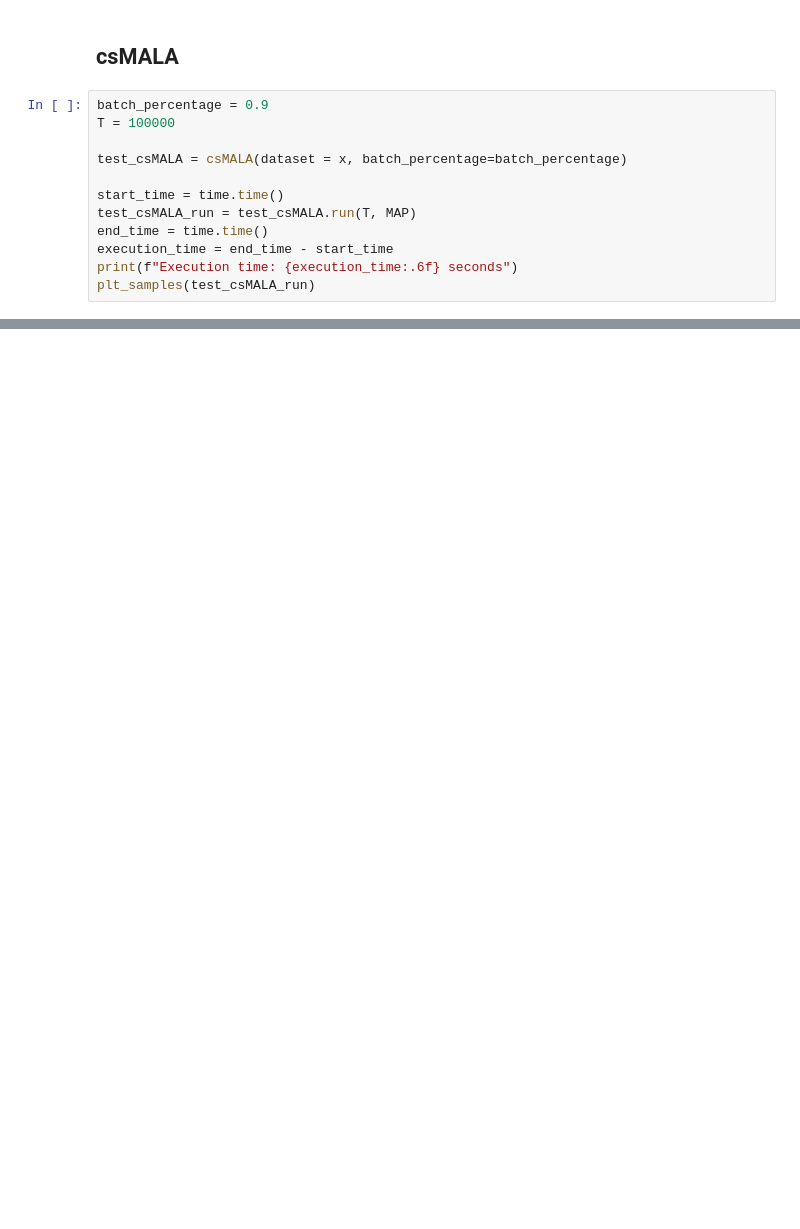
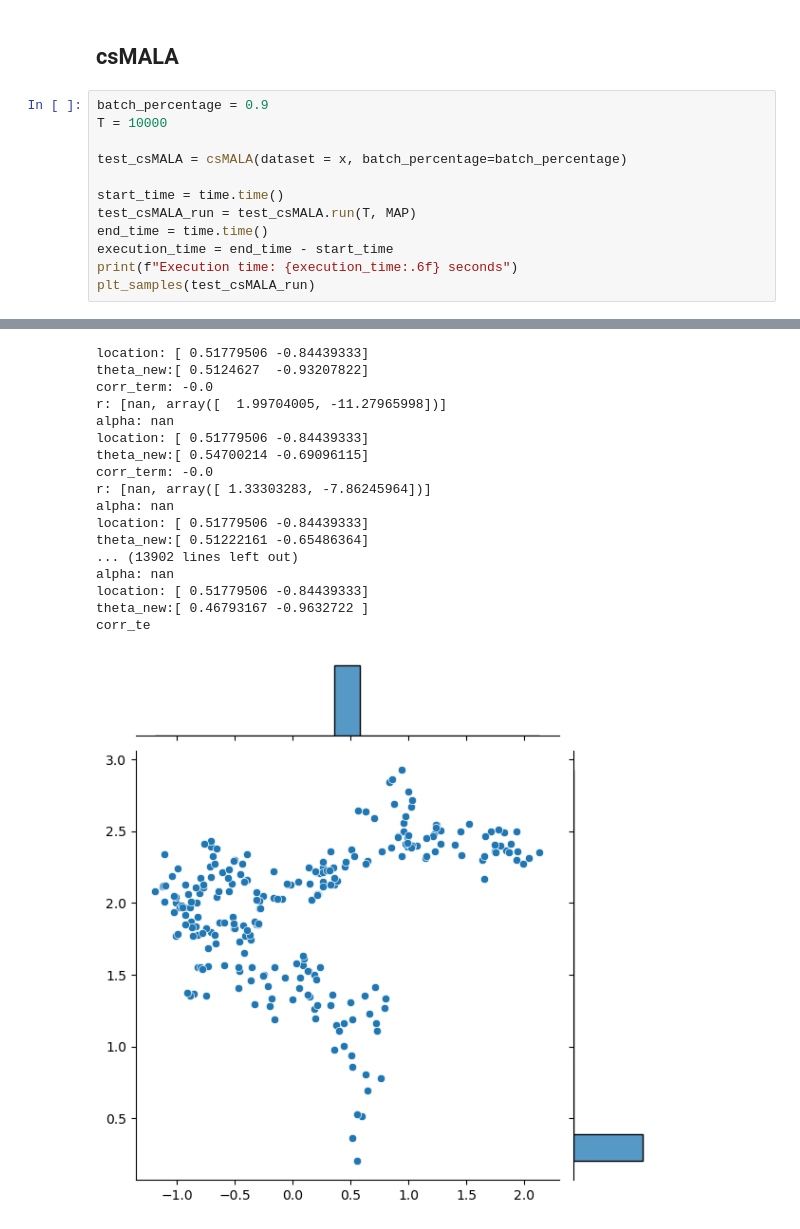
Before and after one commit to fnnrth/bt_MCMC_big_data, a Jupyter notebook: Main.ipynb, the cells around one changed output, grey strips where cells are left out. Saved outputs shown, nothing was run; the diff lists cells and outputs as text; blank space fills up the shorter version.

```diff
--- a/Main.ipynb
+++ b/Main.ipynb
@@ -77,7 +112,7 @@ Execution time: 32.455209 seconds
 ## csMALA
 # %%
 batch_percentage = 0.9
-T = 100000
+T = 10000
 
 test_csMALA = csMALA(dataset = x, batch_percentage=batch_percentage)
 
@@ -87,3 +122,4 @@ end_time = time.time()
 execution_time = end_time - start_time
 print(f"Execution time: {execution_time:.6f} seconds")
 plt_samples(test_csMALA_run)
+# %% [output]
@@ -89,0 +143,18 @@ plt_samples(test_csMALA_run)
+location: [ 0.51779506 -0.84439333]
+theta_new:[ 0.5124627  -0.93207822]
+corr_term: -0.0
+r: [nan, array([  1.99704005, -11.27965998])]
+alpha: nan
+location: [ 0.51779506 -0.84439333]
+theta_new:[ 0.54700214 -0.69096115]
+corr_term: -0.0
+r: [nan, array([ 1.33303283, -7.86245964])]
+alpha: nan
+location: [ 0.51779506 -0.84439333]
+theta_new:[ 0.51222161 -0.65486364]
+... (13902 lines left out)
+alpha: nan
+location: [ 0.51779506 -0.84439333]
+theta_new:[ 0.46793167 -0.9632722 ]
+corr_te
+[figure, added]
```
Also changed, not shown: parts of 6 cells of this notebook, 1 other file.
